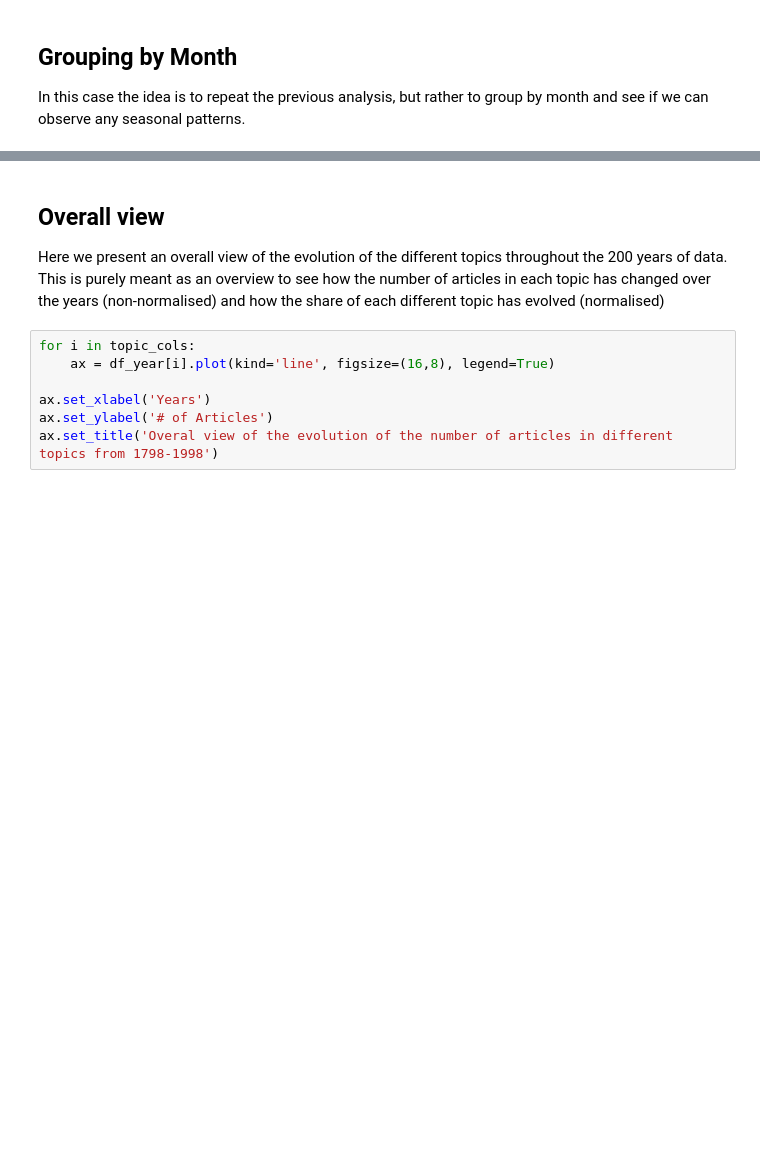
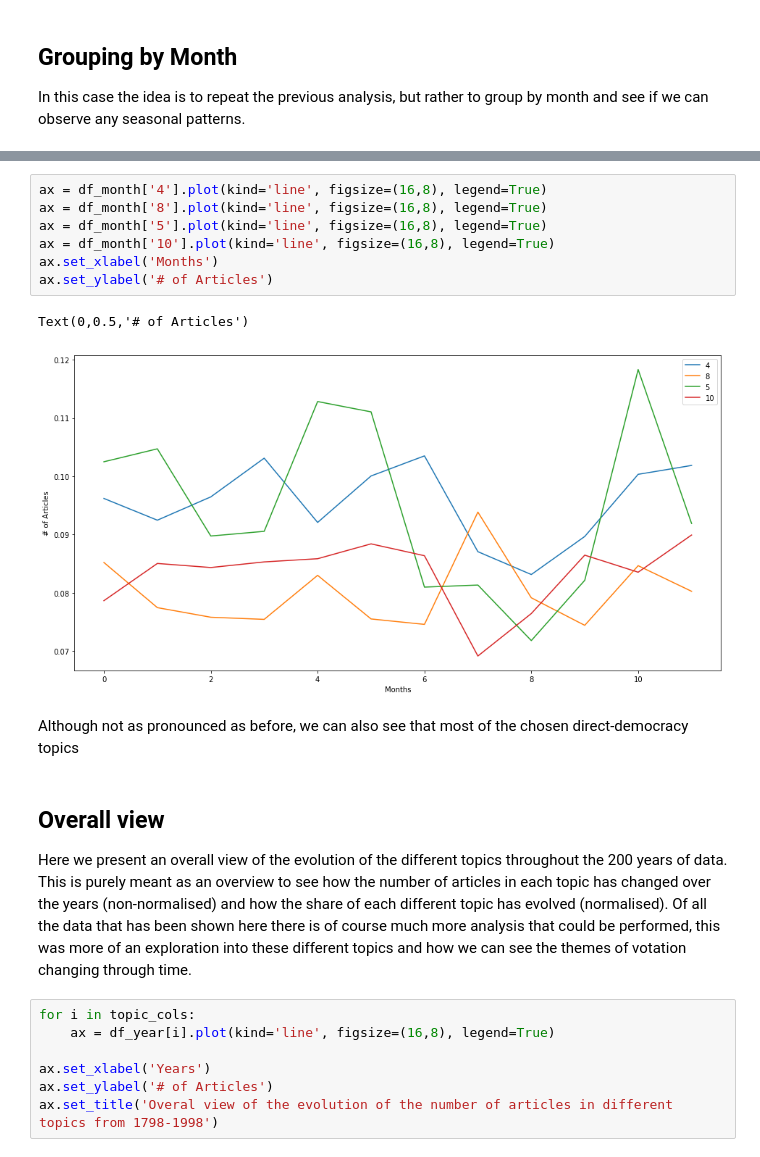
Before and after one commit to denhardt/ADA2017_GroupWork, a Jupyter notebook: Project/Milestone 3.ipynb, the cells around one changed output, grey strips where cells are left out. Saved outputs shown, nothing was run; the diff lists cells and outputs as text; blank space fills up the shorter version.

```diff
--- a/Project/Milestone 3.ipynb
+++ b/Project/Milestone 3.ipynb
@@ -268,6 +375,18 @@ In this case the idea is to repeat the previous analysis, but rather to group by
+# %%
+ax = df_month['4'].plot(kind='line', figsize=(16,8), legend=True)
+ax = df_month['8'].plot(kind='line', figsize=(16,8), legend=True)
+ax = df_month['5'].plot(kind='line', figsize=(16,8), legend=True)
+ax = df_month['10'].plot(kind='line', figsize=(16,8), legend=True)
+ax.set_xlabel('Months')
+ax.set_ylabel('# of Articles')
+# %% [output]
+Text(0,0.5,'# of Articles')
+[figure, added]
+# %% [markdown]
+Although not as pronounced as before, we can also see that most of the chosen direct-democracy topics
 # %% [markdown]
 ## Overall view
-Here we present an overall view of the evolution of the different topics throughout the 200 years of data. This is purely meant as an overview to see how the number of articles in each topic has changed over the years (non-normalised) and how the share of each different topic has evolved (normalised)
+Here we present an overall view of the evolution of the different topics throughout the 200 years of data. This is purely meant as an overview to see how the number of articles in each topic has changed over the years (non-normalised) and how the share of each different topic has evolved (normalised). Of all the data that has been shown here there is of course much more analysis that could be performed, this was more of an exploration into these different topics and how we can see the themes of votation changing through time.
 # %%
 for i in topic_cols:
     ax = df_year[i].plot(kind='line', figsize=(16,8), legend=True)
```
Also changed, not shown: parts of 24 cells of this notebook.
